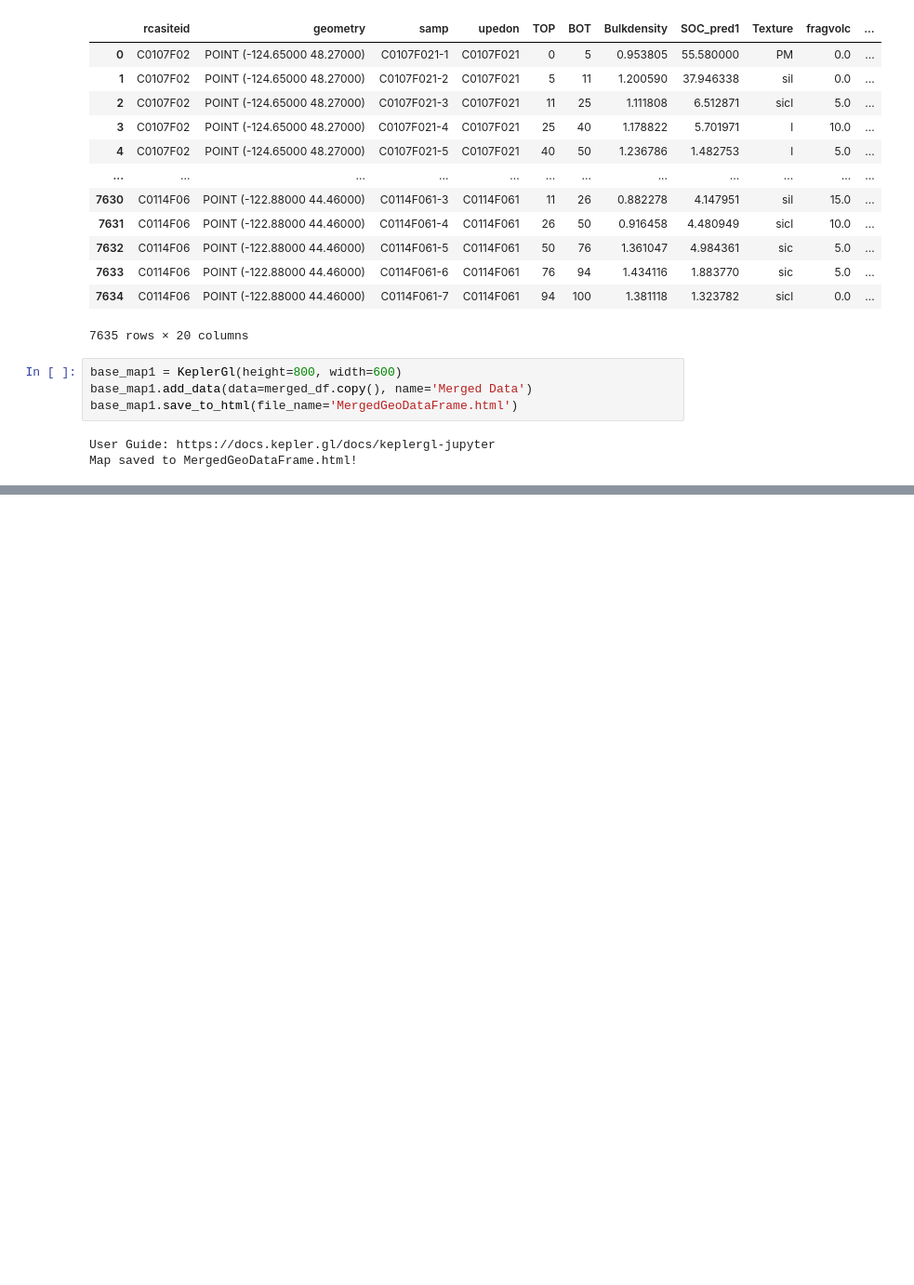
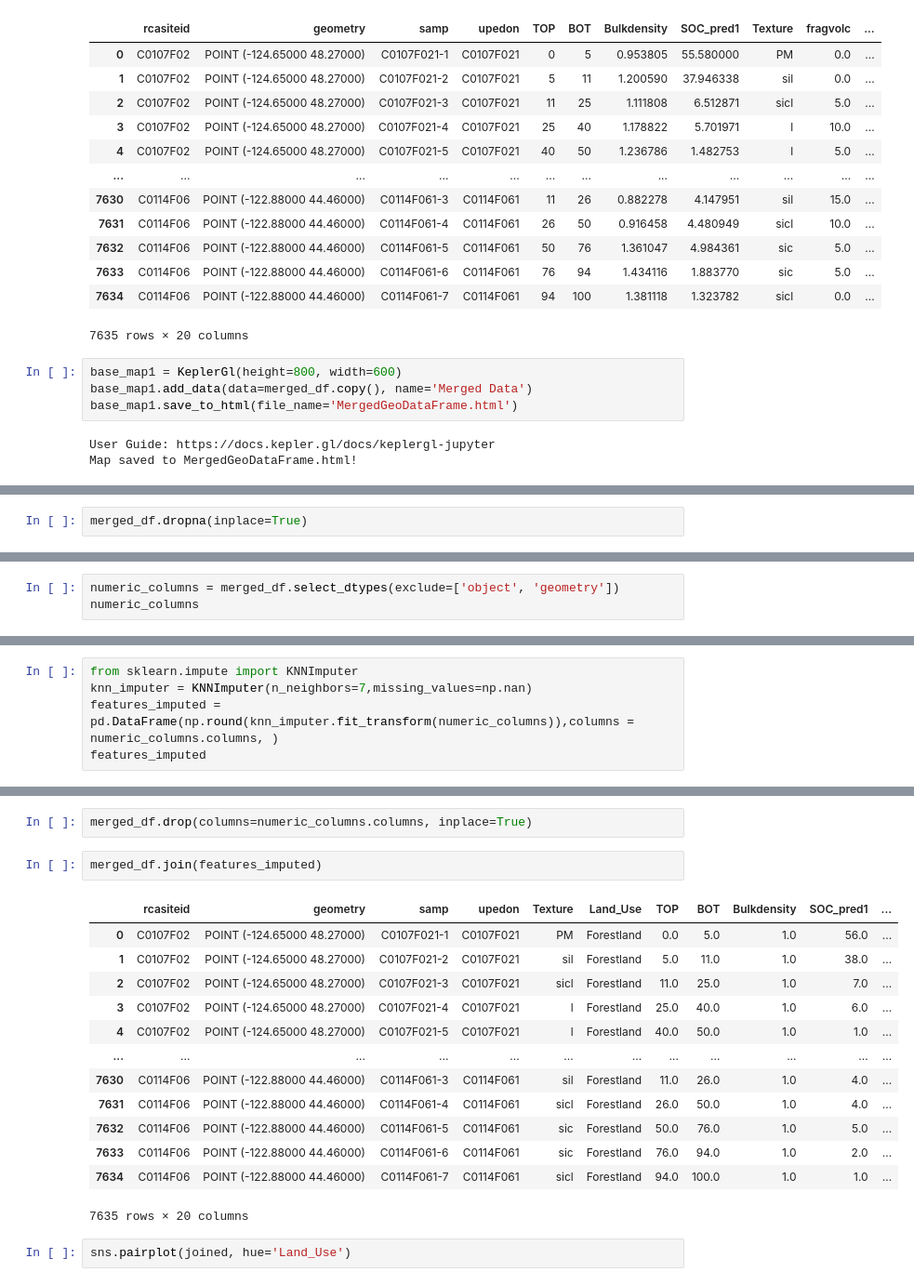
Before and after one commit to eisenerz108/aman-gis-cquest-challenge, a Jupyter notebook: 4_Merging_Data.ipynb, the cells around one changed output, grey strips where cells are left out. Shown at 93% size. Drawn from its saved outputs; the diff is of its cells as text; blank space fills up the shorter version.

```diff
--- a/4_Merging_Data.ipynb
+++ b/4_Merging_Data.ipynb
@@ -84,0 +112,2 @@ Map saved to MergedGeoDataFrame.html!
+# %%
+merged_df.dropna(inplace=True)
@@ -84,0 +134,3 @@ Map saved to MergedGeoDataFrame.html!
+# %%
+numeric_columns = merged_df.select_dtypes(exclude=['object', 'geometry'])
+numeric_columns
@@ -84,0 +155,5 @@ Map saved to MergedGeoDataFrame.html!
+# %%
+from sklearn.impute import KNNImputer
+knn_imputer = KNNImputer(n_neighbors=7,missing_values=np.nan)
+features_imputed = pd.DataFrame(np.round(knn_imputer.fit_transform(numeric_columns)),columns = numeric_columns.columns, )
+features_imputed
@@ -84,0 +192,20 @@ Map saved to MergedGeoDataFrame.html!
+# %%
+merged_df.drop(columns=numeric_columns.columns, inplace=True)
+# %%
+merged_df.join(features_imputed)
+# %% [output]
+|  | rcasiteid | geometry | samp | upedon | Texture | Land_Use | TOP | BOT | Bulkdensity | SOC_pred1 | ... |
+| 0 | C0107F02 | POINT (-124.65000 48.27000) | C0107F021-1 | C0107F021 | PM | Forestland | 0.0 | 5.0 | 1.0 | 56.0 | ... |
+| 1 | C0107F02 | POINT (-124.65000 48.27000) | C0107F021-2 | C0107F021 | sil | Forestland | 5.0 | 11.0 | 1.0 | 38.0 | ... |
+| 2 | C0107F02 | POINT (-124.65000 48.27000) | C0107F021-3 | C0107F021 | sicl | Forestland | 11.0 | 25.0 | 1.0 | 7.0 | ... |
+| 3 | C0107F02 | POINT (-124.65000 48.27000) | C0107F021-4 | C0107F021 | l | Forestland | 25.0 | 40.0 | 1.0 | 6.0 | ... |
+| 4 | C0107F02 | POINT (-124.65000 48.27000) | C0107F021-5 | C0107F021 | l | Forestland | 40.0 | 50.0 | 1.0 | 1.0 | ... |
+| ... | ... | ... | ... | ... | ... | ... | ... | ... | ... | ... | ... |
+| 7630 | C0114F06 | POINT (-122.88000 44.46000) | C0114F061-3 | C0114F061 | sil | Forestland | 11.0 | 26.0 | 1.0 | 4.0 | ... |
+| 7631 | C0114F06 | POINT (-122.88000 44.46000) | C0114F061-4 | C0114F061 | sicl | Forestland | 26.0 | 50.0 | 1.0 | 4.0 | ... |
+| 7632 | C0114F06 | POINT (-122.88000 44.46000) | C0114F061-5 | C0114F061 | sic | Forestland | 50.0 | 76.0 | 1.0 | 5.0 | ... |
+| 7633 | C0114F06 | POINT (-122.88000 44.46000) | C0114F061-6 | C0114F061 | sic | Forestland | 76.0 | 94.0 | 1.0 | 2.0 | ... |
+| 7634 | C0114F06 | POINT (-122.88000 44.46000) | C0114F061-7 | C0114F061 | sicl | Forestland | 94.0 | 100.0 | 1.0 | 1.0 | ... |
+7635 rows × 20 columns
+# %%
+sns.pairplot(joined, hue='Land_Use')
```
Also changed, not shown: parts of 10 cells of this notebook, 1 other file.
